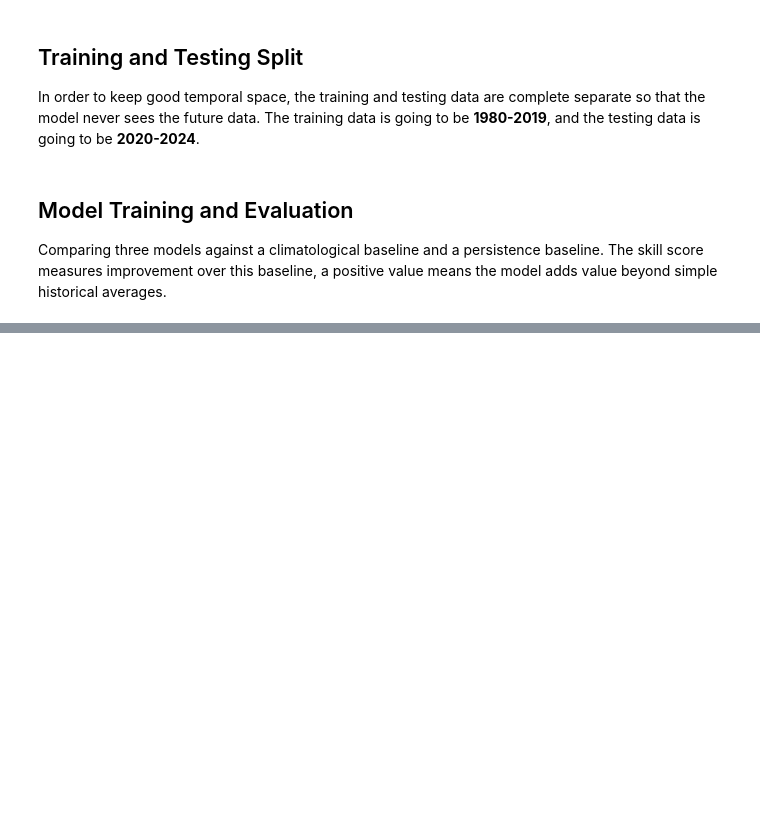
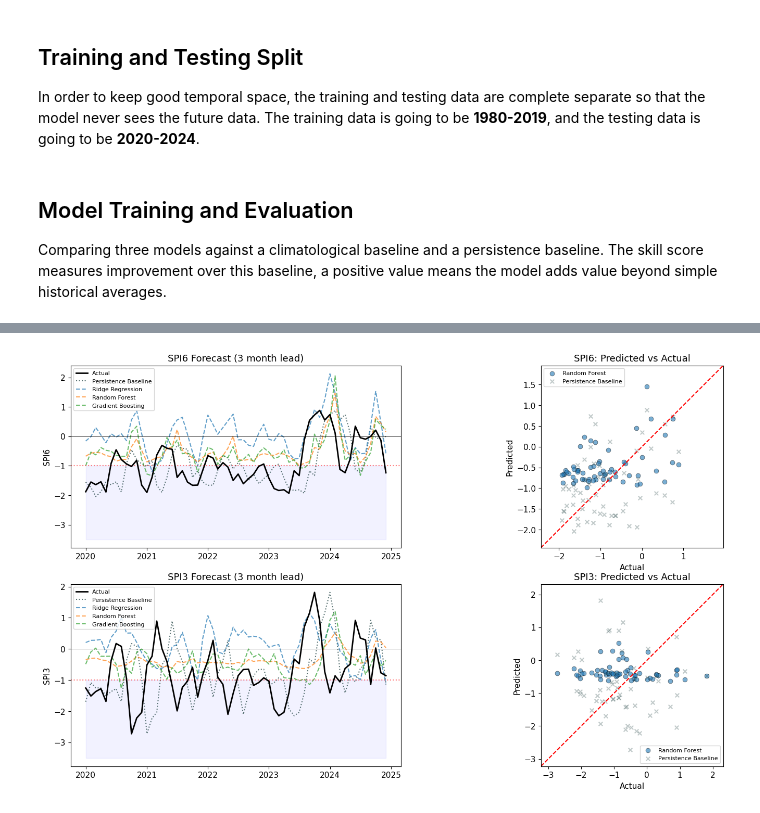
Before and after one commit to sgosmyt2/mendoza-basin-analysis, a Jupyter notebook: notebooks/ml_forecasting.ipynb, the cells around one changed output, grey strips where cells are left out. Saved outputs shown, nothing was run; the diff lists cells and outputs as text; code cells hidden in the pictures; blank space fills up the shorter version.

Commit message:
added multiple feature comparison and also added visualisations for the models compared to the baselines

```diff
--- a/notebooks/ml_forecasting.ipynb
+++ b/notebooks/ml_forecasting.ipynb
@@ -123,22 +116,5 @@ def create_supervised_dataset(data, target_col, features_cols, horizon, lookback
     y = pd.Series(y_rows, index=dates, name=target_col)
 
     return x, y
-
-x_3, y_3 = create_supervised_dataset(df_clean, target_3, features, horizon, lookback)
-x_6, y_6 = create_supervised_dataset(df_clean, target_6, features, horizon, lookback)
-
-print("\nSupervised dataset SPI3:")
-print(f"    Samples:  {len(x_3)}")
-print(f"    Features: {x_3.shape[1]}")
-print(f"    Feature names head: {list(x_3.columns[:5])}")
-print(f"    Feature names tail: {list(x_3.columns[-5:])}")
-print(f"    Target range: {y_3.min():.2f} to {y_3.max():.2f}")
-
-print("\nSupervised dataset SPI6:")
-print(f"    Samples:  {len(x_6)}")
-print(f"    Features: {x_6.shape[1]}")
-print(f"    Feature names head: {list(x_6.columns[:5])}")
-print(f"    Feature names tail: {list(x_6.columns[-5:])}")
-print(f"    Target range: {y_6.min():.2f} to {y_6.max():.2f}")
 # %% [output]
 Months available: 529
@@ -285,0 +362,50 @@ Persistence Baseline 0.681 0.859 -0.298          0.320             0.000
+# %%
+fig, axes = plt.subplots(2, 2, figsize=(18, 10))
+
+def plot_forecast(ax, y_test, predictions, title):
+    ax.plot(y_test.index, y_test.values, "k-", linewidth=2, label="Actual", zorder=5)
+    ax.plot(y_test.index, predictions["Persistence Baseline"], ":", color=bcolor, linewidth=1.5, alpha=0.8, label="Persistence Baseline")
+
+    ml_names = [n for n in predictions if n not in ["Climatology Baseline", "Persistence Baseline"]]
+    for name in ml_names:
+        ax.plot(y_test.index, predictions[name], "--", alpha=0.7, linewidth=1.5, label=name)
+
+    ax.axhline(y=-1.0, color="red", linestyle=":", alpha=0.5)
+    ax.fill_between(y_test.index, -1, -3.5, color="blue", alpha=0.05)
+    ax.axhline(y=0, color="black", linewidth=0.5)
+    ax.set_ylabel(title.split(" ")[0])
+    ax.set_title(title, fontsize=13)
+    ax.legend(fontsize=8, loc="upper left")
+
+def plot_scatter(ax, y_test, predictions, persist_pred, title):
+    ml_names = [n for n in predictions if n not in ["Climatology Baseline", "Persistence Baseline"]]
+    best_name = ml_names[0]
+    best_rmse = np.sqrt(mean_squared_error(y_test, predictions[best_name]))
+    for name in ml_names[1:]:
+        rmse = np.sqrt(mean_squared_error(y_test, predictions[name]))
+        if rmse < best_rmse:
+            best_name = name
+            best_rmse = rmse
+
+    ax.scatter(y_test, predictions[best_name], alpha=0.6, edgecolors="black",
+               linewidth=0.5, s=40, label=best_name)
+    ax.scatter(y_test, persist_pred, alpha=0.3, marker="x",
+               color=bcolor, s=30, label="Persistence Baseline")
+
+    lims = [min(y_test.min(), predictions[best_name].min()) - 0.5,
+            max(y_test.max(), predictions[best_name].max()) + 0.5]
+    ax.plot(lims, lims, "r--", linewidth=1.5)
+    ax.set_xlim(lims)
+    ax.set_ylim(lims)
+    ax.set_xlabel("Actual")
+    ax.set_ylabel("Predicted")
+    ax.set_title(title, fontsize=13)
+    ax.set_aspect("equal")
+    ax.legend(fontsize=8)
+
+plot_forecast(axes[0, 0], y_test6, predictions_6, "SPI6 Forecast (3 month lead)")
+plot_scatter(axes[0, 1], y_test6, predictions_6, predictions_6["Persistence Baseline"], "SPI6: Predicted vs Actual")
+plot_forecast(axes[1, 0], y_test3, predictions_3, "SPI3 Forecast (3 month lead)")
+plot_scatter(axes[1, 1], y_test3, predictions_3, predictions_3["Persistence Baseline"], "SPI3: Predicted vs Actual")
+# %% [output]
+[figure, added]
```
Also changed, not shown: parts of 7 cells of this notebook.
